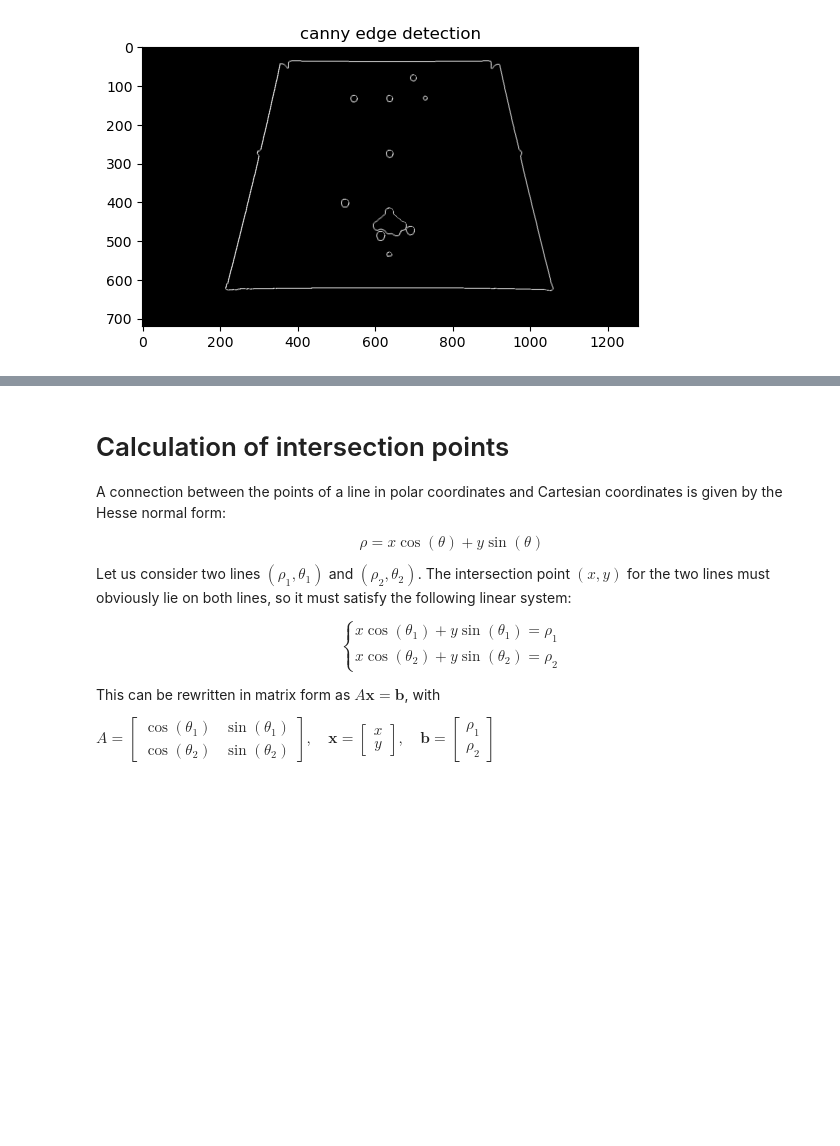
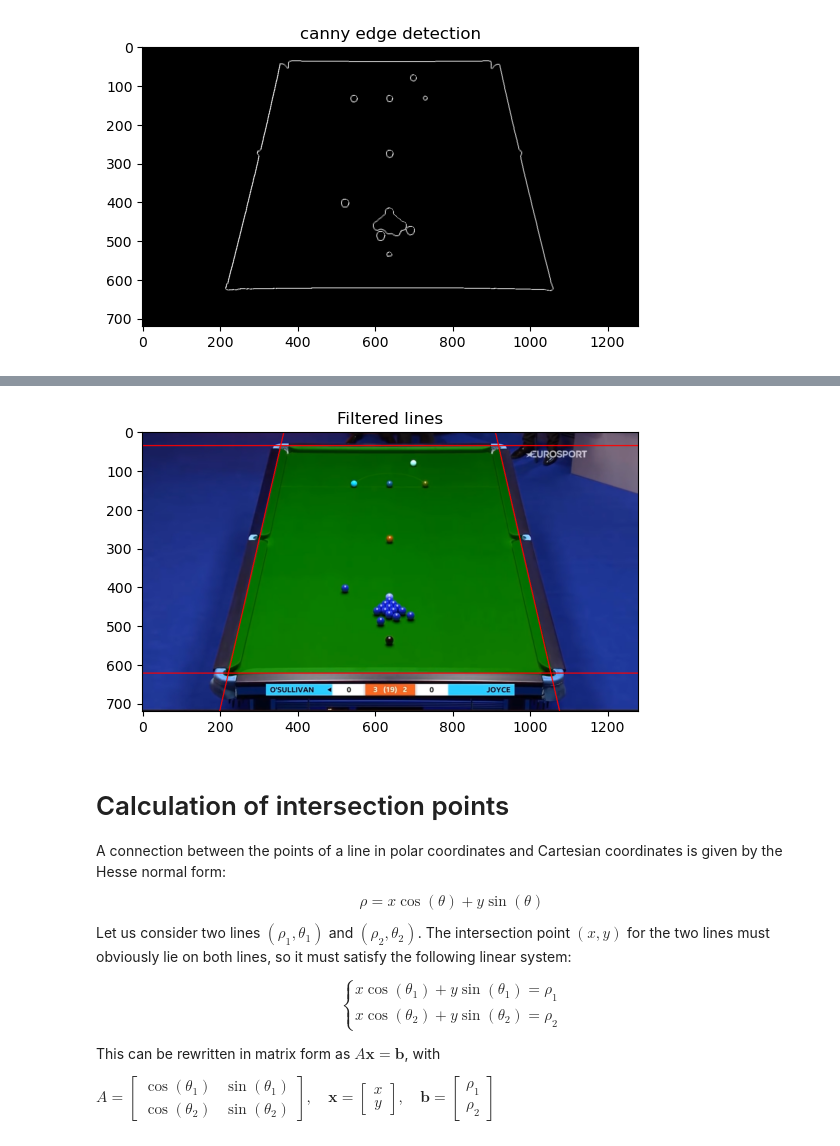
Before and after one commit to SamuelCorecco/Computer_Vision_Project, a Jupyter notebook: Task2.ipynb, the cells around one changed output, grey strips where cells are left out. Saved outputs shown, nothing was run; the diff lists cells and outputs as text; code cells hidden in the pictures; blank space fills up the shorter version.

```diff
--- a/Task2.ipynb
+++ b/Task2.ipynb
@@ -371,3 +254,53 @@ plt.show()
+# %%
+# get the horizontal line that have  min y at x = 0
+# get the horizontal line that have  max y at x = 0
+# for the line with max y we get the second max y
+def get_min_max_y_horizontal_lines(lines):
+    # Lines have the form (rho, theta) so we can sort based on y using the rho * np.sin(theta)
+    sorted_line_y = sorted(lines, key=lambda x: x[0] * np.sin(x[1]))
+    min_y_line = sorted_line_y[0]
+    max_y_line = sorted_line_y[len(sorted_line_y) - 2]
+    return min_y_line, max_y_line
+
+min_y_line, max_y_line = get_min_max_y_horizontal_lines(horizontal_lines)
+horizontal_lines = np.array([min_y_line, max_y_line])
+
+# lover the y value of min_y_line from 2 pixels
+#min_y_line = (min_y_line[0], min_y_line[1] + np.pi/2)
+
+# get the vertical line that have  min x at y = 0
+# get the vertical line that have  max x at y = 0
+def get_min_max_x_vertical_lines(lines):
+    min_x = np.inf
+    max_x = -np.inf
+    min_x_line = None
+    max_x_line = None
+    for rho, theta in lines:
+        x0 = rho * np.cos(theta)
+        y0 = rho * np.sin(theta)
+        if x0 < min_x:
+            min_x = x0
+            min_x_line = (rho, theta)
+        if x0 > max_x:
+            max_x = x0
+            max_x_line = (rho, theta)
+    return min_x_line, max_x_line
+
+min_x_line, max_x_line = get_min_max_x_vertical_lines(vertical_lines)
+vertical_lines = np.array([min_x_line, max_x_line])
+
+# merge line arrays
+lines = np.concatenate((horizontal_lines, vertical_lines), axis=0)
+
+# plot
+image_real = cv2.imread(image_path)
+
+plot_lines(image_real, lines)
+plt.imshow(image_real)
+plt.title('Filtered lines')
+plt.show()
+# %% [output]
+[figure, added]
 # %% [markdown]
 # Calculation of intersection points
 
```
Also changed, not shown: parts of 18 cells of this notebook.
